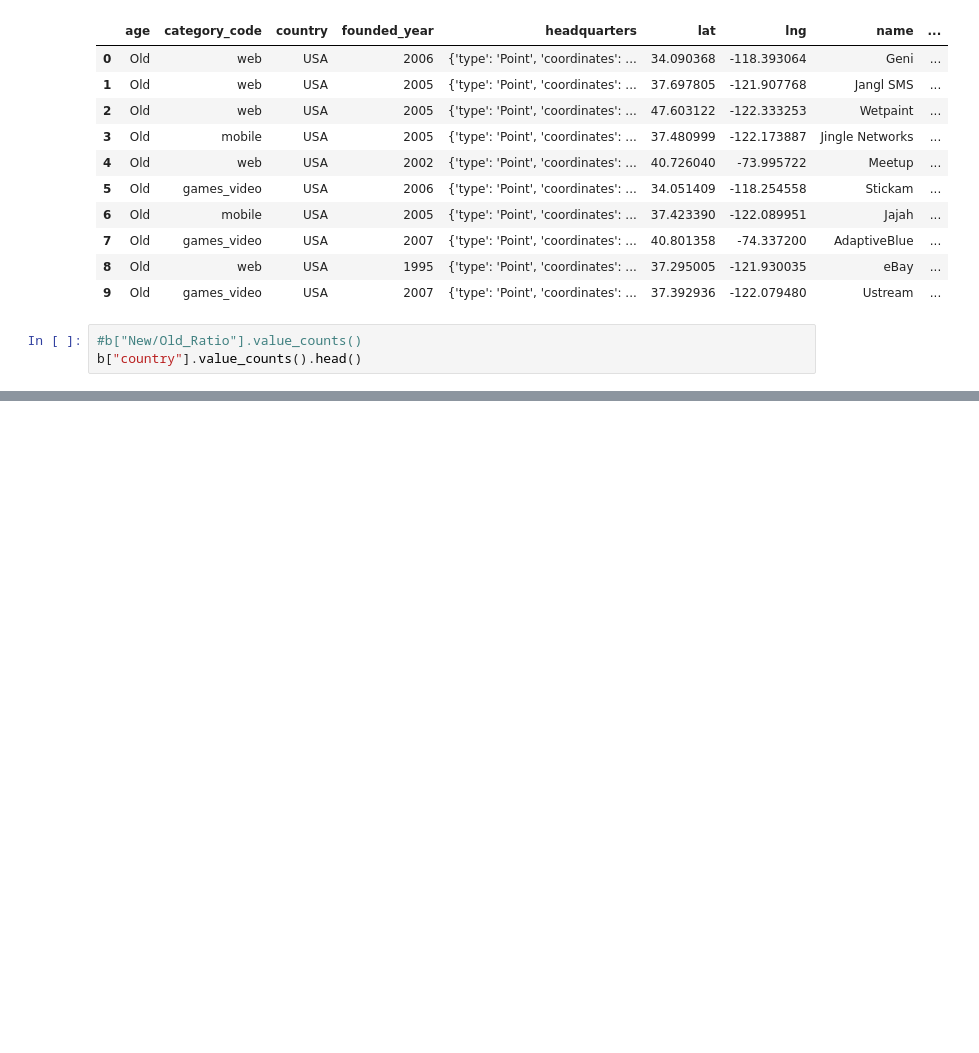
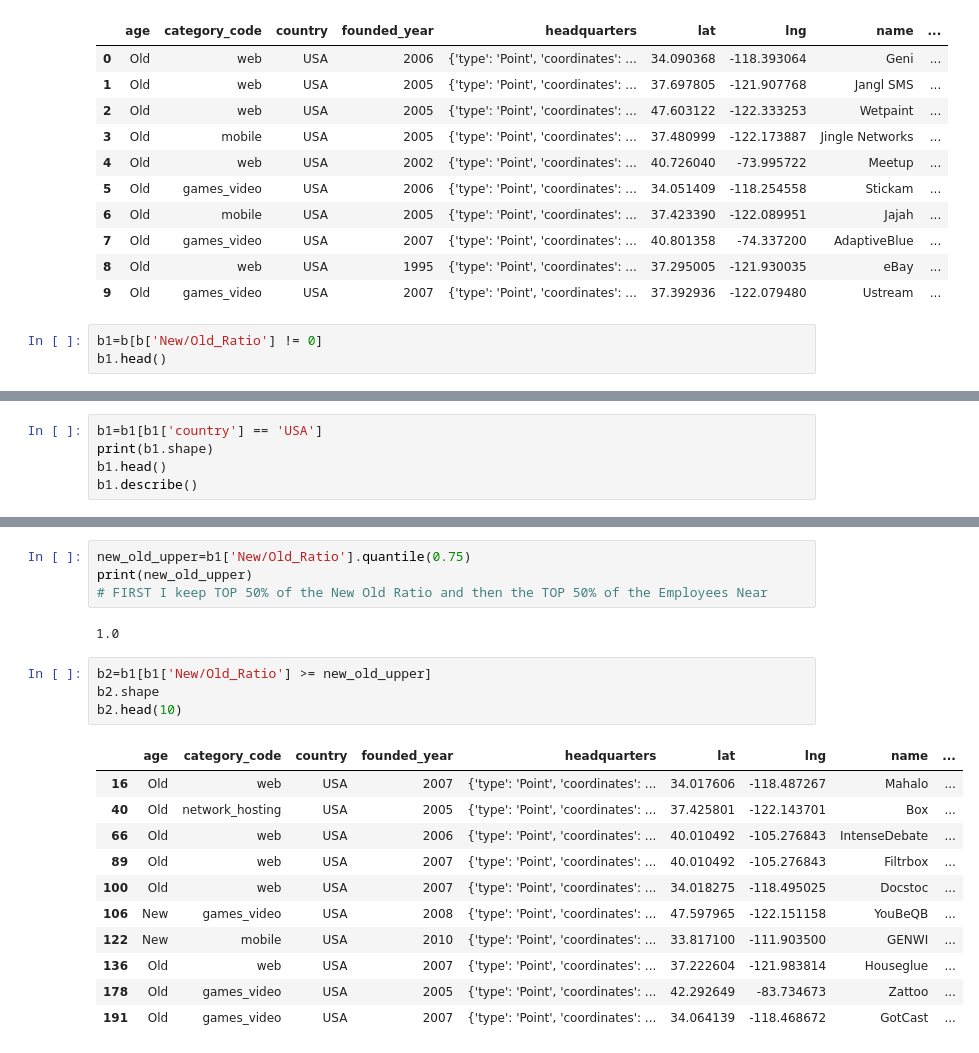
Before and after one commit to Pela12345/project-geospatial, a Jupyter notebook: Geo-Queries-Near.ipynb, the cells around one changed output, grey strips where cells are left out. Cells and saved outputs as stored; diff of their text form; blank space fills up the shorter version.

```diff
--- a/Geo-Queries-Near.ipynb
+++ b/Geo-Queries-Near.ipynb
@@ -131,6 +131,6 @@ b.head(10)
 | 8 | Old | web | USA | 1995 | {'type': 'Point', 'coordinates': ... | 37.295005 | -121.930035 | eBay | ... |
 | 9 | Old | games_video | USA | 2007 | {'type': 'Point', 'coordinates': ... | 37.392936 | -122.079480 | Ustream | ... |
 # %%
-#b["New/Old_Ratio"].value_counts()
-b["country"].value_counts().head()
+b1=b[b['New/Old_Ratio'] != 0]
+b1.head()
 # %% [output]
@@ -142,0 +156,5 @@ Name: country, dtype: int64
+# %%
+b1=b1[b1['country'] == 'USA']
+print(b1.shape)
+b1.head()
+b1.describe()
@@ -142,0 +172,22 @@ Name: country, dtype: int64
+# %%
+new_old_upper=b1['New/Old_Ratio'].quantile(0.75)
+print(new_old_upper)
+# FIRST I keep TOP 50% of the New Old Ratio and then the TOP 50% of the Employees Near
+# %% [output]
+1.0
+# %%
+b2=b1[b1['New/Old_Ratio'] >= new_old_upper]
+b2.shape
+b2.head(10)
+# %% [output]
+|  | age | category_code | country | founded_year | headquarters | lat | lng | name | ... |
+| 16 | Old | web | USA | 2007 | {'type': 'Point', 'coordinates': ... | 34.017606 | -118.487267 | Mahalo | ... |
+| 40 | Old | network_hosting | USA | 2005 | {'type': 'Point', 'coordinates': ... | 37.425801 | -122.143701 | Box | ... |
+| 66 | Old | web | USA | 2006 | {'type': 'Point', 'coordinates': ... | 40.010492 | -105.276843 | IntenseDebate | ... |
+| 89 | Old | web | USA | 2007 | {'type': 'Point', 'coordinates': ... | 40.010492 | -105.276843 | Filtrbox | ... |
+| 100 | Old | web | USA | 2007 | {'type': 'Point', 'coordinates': ... | 34.018275 | -118.495025 | Docstoc | ... |
+| 106 | New | games_video | USA | 2008 | {'type': 'Point', 'coordinates': ... | 47.597965 | -122.151158 | YouBeQB | ... |
+| 122 | New | mobile | USA | 2010 | {'type': 'Point', 'coordinates': ... | 33.817100 | -111.903500 | GENWI | ... |
+| 136 | Old | web | USA | 2007 | {'type': 'Point', 'coordinates': ... | 37.222604 | -121.983814 | Houseglue | ... |
+| 178 | Old | games_video | USA | 2005 | {'type': 'Point', 'coordinates': ... | 42.292649 | -83.734673 | Zattoo | ... |
+| 191 | Old | games_video | USA | 2007 | {'type': 'Point', 'coordinates': ... | 34.064139 | -118.468672 | GotCast | ... |
```
Also changed, not shown: parts of 10 cells of this notebook, 1 other file.
